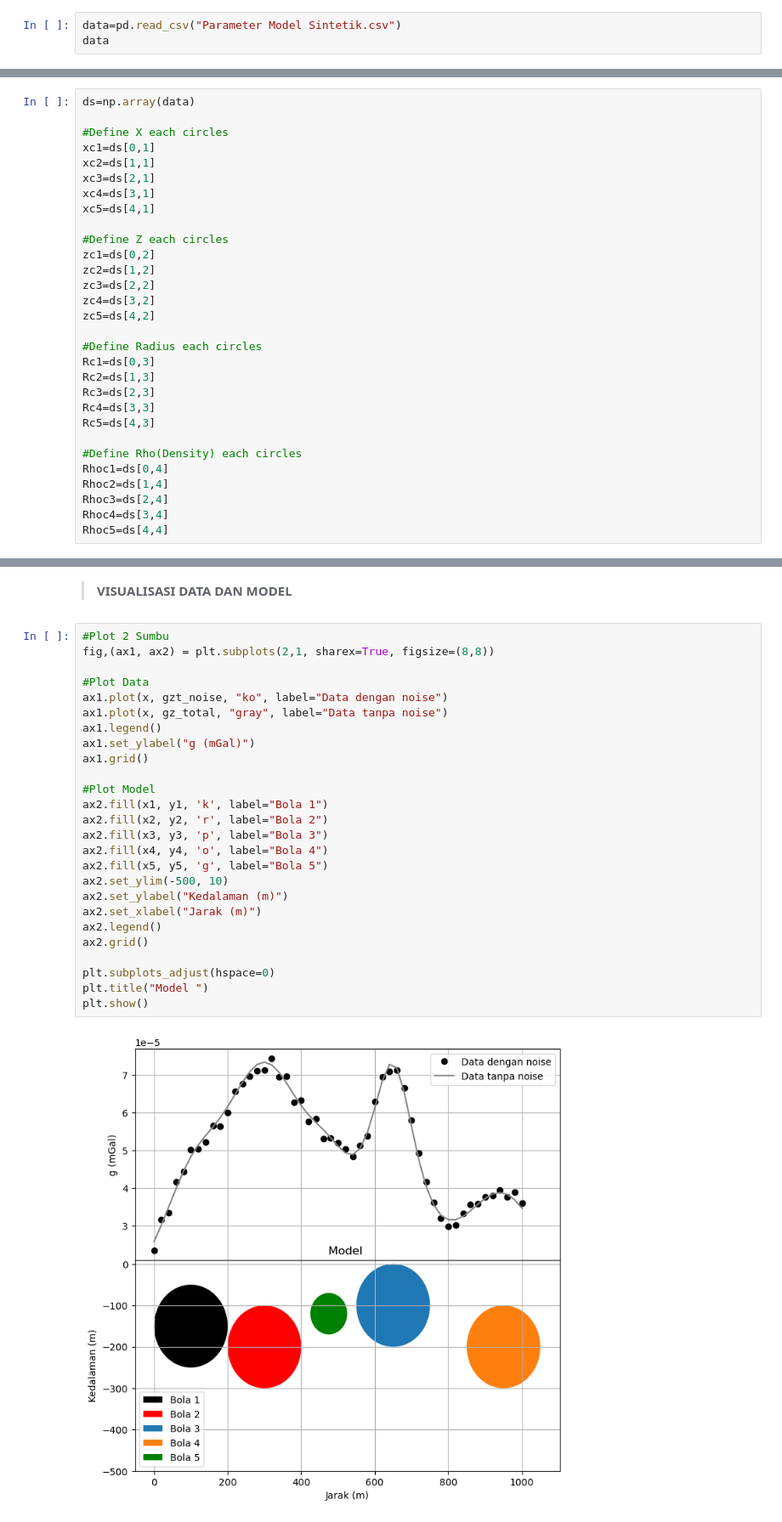
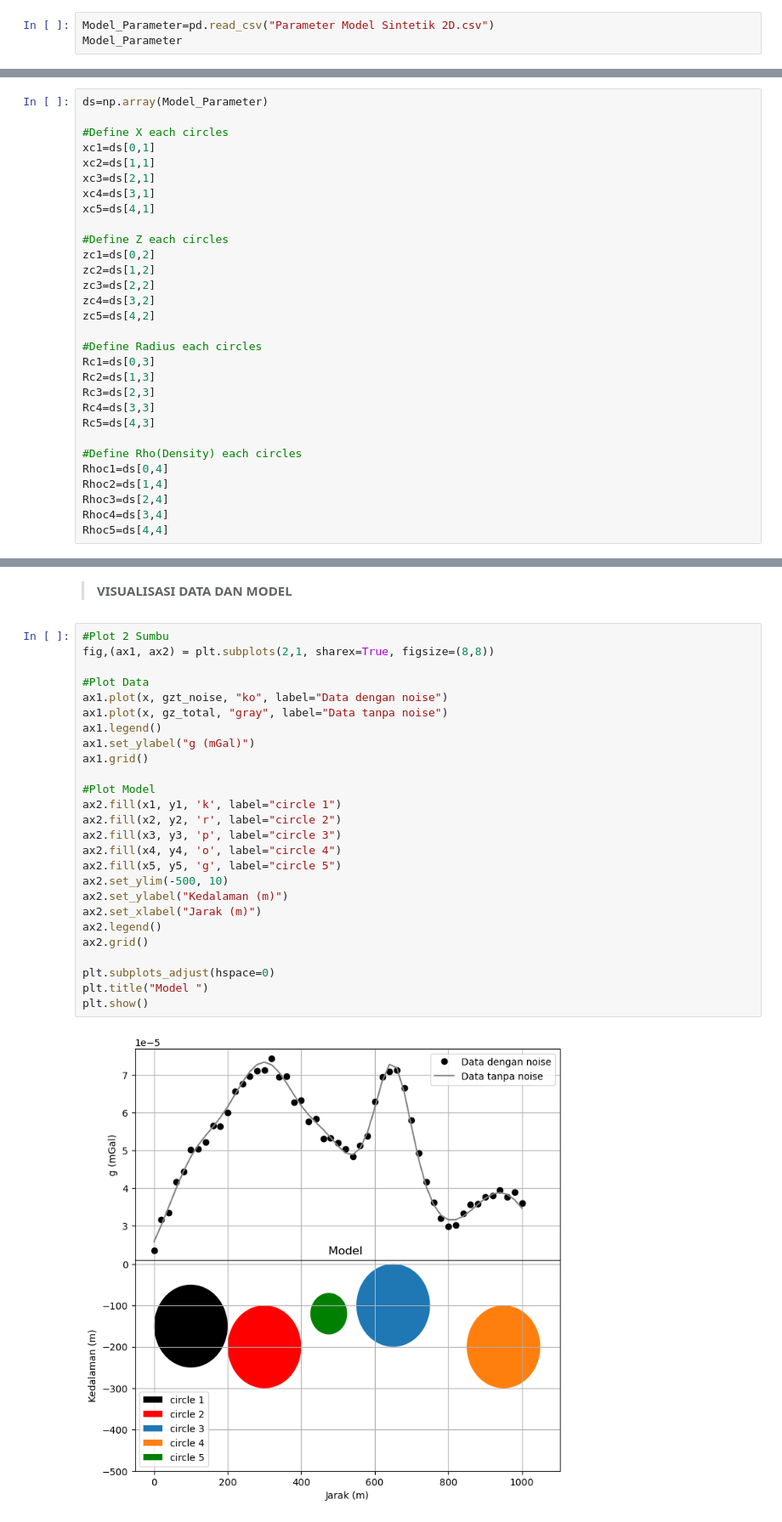
Before and after one commit to ahkmlvjy/PengantarPIG, a Jupyter notebook: Bab 7/7.1 Model Bola Homogen.ipynb, the cells around one changed output, grey strips where cells are left out. Shown at 85% size. Drawn from its saved outputs; the diff is of its cells as text.

```diff
--- a/Bab 7/7.1 Model Bola Homogen.ipynb
+++ b/Bab 7/7.1 Model Bola Homogen.ipynb
@@ -12,8 +12,8 @@ import matplotlib.pyplot as plt
 # %% [markdown]
 >__IMPORT MODEL SINTETIK__
 # %%
-data=pd.read_csv("Parameter Model Sintetik.csv")
-data
+Model_Parameter=pd.read_csv("Parameter Model Sintetik 2D.csv")
+Model_Parameter
 # %% [output]
 |  | No. | X₀ (m) | Z₀(m) | R(m) | ρ(Kg/m³) |
 | 0 | 1 | 100 | 150 | 100 | 2000 |
@@ -24,7 +24,7 @@ data
 # %% [markdown]
 >__DEFINE PARAMETER MODEL__
 # %%
-ds=np.array(data)
+ds=np.array(Model_Parameter)
 
 #Define X each circles
 xc1=ds[0,1]
@@ -149,31 +149,31 @@ plt.show()
 # %%
 #Plot 2 Sumbu
 fig,(ax1, ax2) = plt.subplots(2,1, sharex=True, figsize=(8,8))
 
 #Plot Data
 ax1.plot(x, gzt_noise, "ko", label="Data dengan noise")
 ax1.plot(x, gz_total, "gray", label="Data tanpa noise")
 ax1.legend()
 ax1.set_ylabel("g (mGal)")
 ax1.grid()
 
 #Plot Model
-ax2.fill(x1, y1, 'k', label="Bola 1")
-ax2.fill(x2, y2, 'r', label="Bola 2")
-ax2.fill(x3, y3, 'p', label="Bola 3")
-ax2.fill(x4, y4, 'o', label="Bola 4")
-ax2.fill(x5, y5, 'g', label="Bola 5")
+ax2.fill(x1, y1, 'k', label="circle 1")
+ax2.fill(x2, y2, 'r', label="circle 2")
+ax2.fill(x3, y3, 'p', label="circle 3")
+ax2.fill(x4, y4, 'o', label="circle 4")
+ax2.fill(x5, y5, 'g', label="circle 5")
 ax2.set_ylim(-500, 10)
 ax2.set_ylabel("Kedalaman (m)")
 ax2.set_xlabel("Jarak (m)")
 ax2.legend()
 ax2.grid()
 
 plt.subplots_adjust(hspace=0)
 plt.title("Model ")
 plt.show()
 # %% [output]
-[figure, old version]
+[figure, new version]
 # %% [markdown]
 >__KESIMPULAN__
 
```
Also changed, not shown: parts of 9 cells of this notebook, 1 other file.
